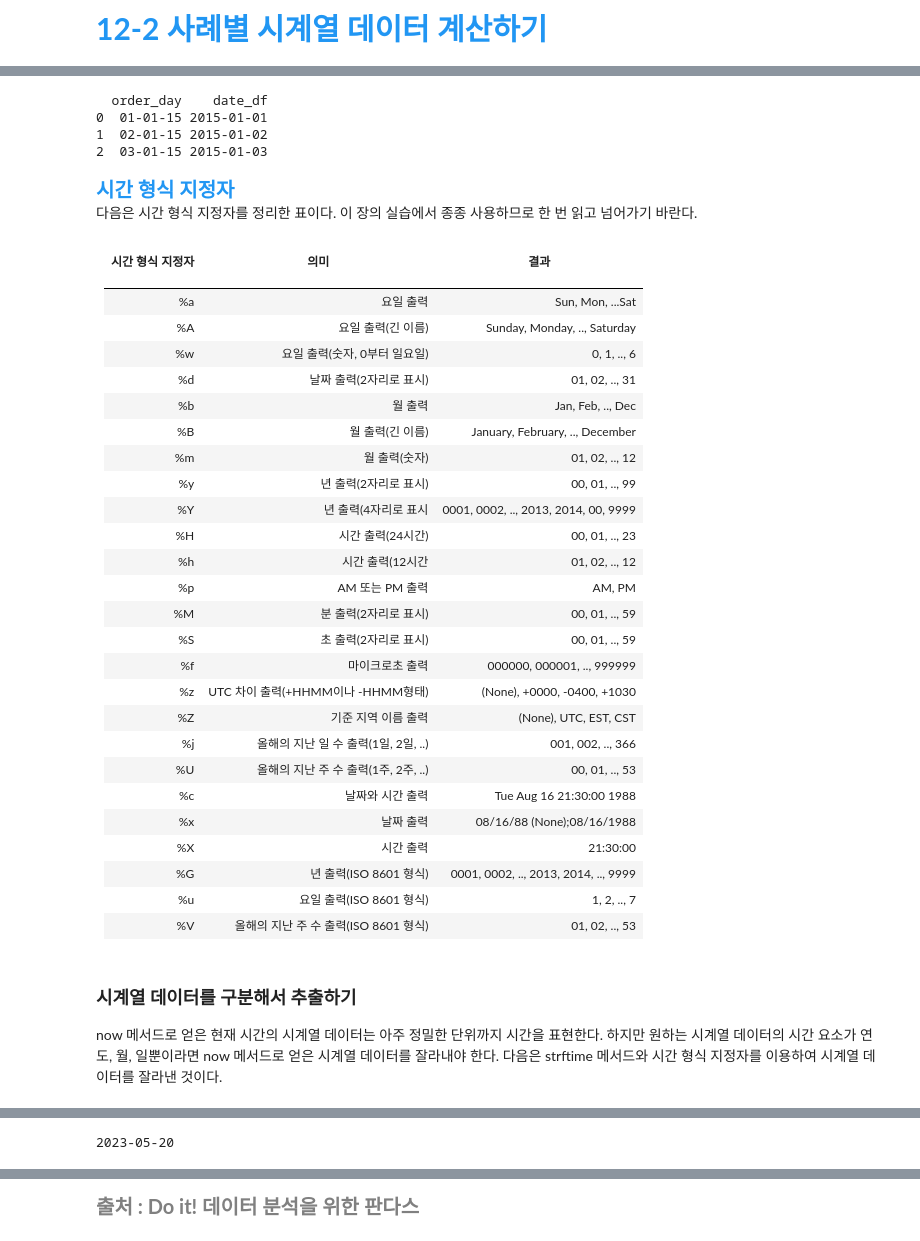
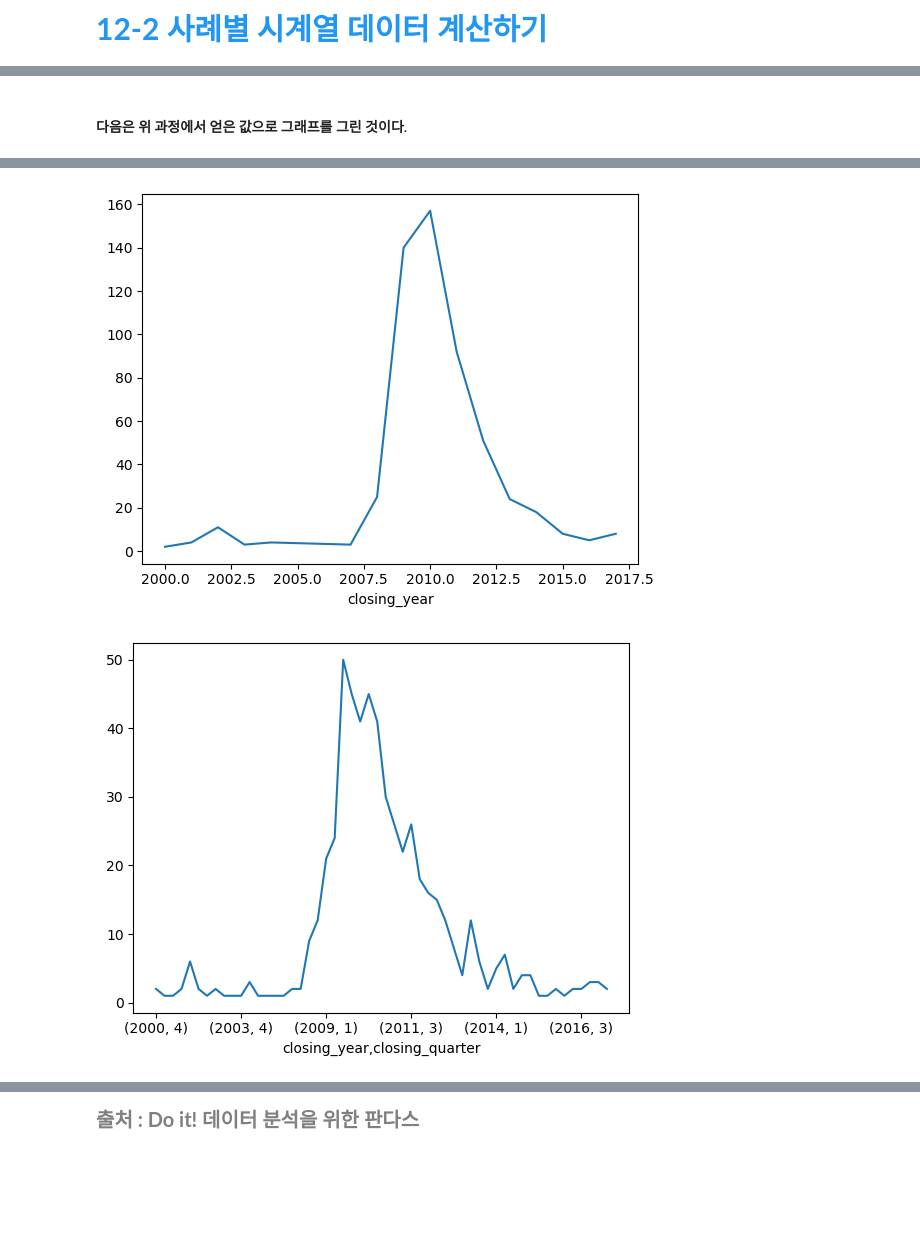
Before and after one commit to noahkim12/pandas_study, a Jupyter notebook: pandas_12_2.ipynb, the cells around one changed output, grey strips where cells are left out. Drawn from its saved outputs; the diff is of its cells as text; code cells hidden in the pictures; blank space fills up the shorter version.

Commit message:
pandas 12_2 clear

```diff
--- a/pandas_12_2.ipynb
+++ b/pandas_12_2.ipynb
@@ -61,0 +85,3 @@ ebola = pd.read_csv('doit_pandas_data/data/country_timeseries.csv')
+# %%
+banks = pd.read_csv('doit_pandas_data/data/banklist.csv', parse_dates=[5, 6])
+print(banks.info())
@@ -86,4 +133,4 @@ None
 # %%
-ebola['date_dt'] = pd.to_datetime(ebola['Date'])
-print(ebola.info())
+closing_year = banks.groupby(['closing_year']).size()
+print(closing_year)
 # %% [output]
@@ -109,6 +157,3 @@ None
 # %%
-test_df1 = pd.DataFrame({'order_day':['01/01/15', '02/01/15', '03/01/15']})
-
-test_df1['date_dt1'] = pd.to_datetime(test_df1['order_day'], format='%d/%m/%y')
-test_df1['date_dt2'] = pd.to_datetime(test_df1['order_day'], format='%m/%d/%y')
-test_df1['date_dt3'] = pd.to_datetime(test_df1['order_day'], format='%y/%m/%d')
+closing_year_q = banks.groupby(['closing_year', 'closing_quarter']).size()
+print(closing_year_q)
@@ -122,47 +178,13 @@ print(test_df1)
-# %%
-test_df2 = pd.DataFrame({'order_day':['01-01-15', '02-01-15', '03-01-15']})
-test_df2['date_df'] = pd.to_datetime(test_df2['order_day'], format='%d-%m-%y')
-
-print(test_df2)
-# %% [output]
-  order_day    date_df
-0  01-01-15 2015-01-01
-1  02-01-15 2015-01-02
-2  03-01-15 2015-01-03
-# %% [markdown]
-<span style="font-weight: bold; font-size:20px; color:#2196F3">시간 형식 지정자</span><br>다음은 시간 형식 지정자를 정리한 표이다. 이 장의 실습에서 종종 사용하므로 한 번 읽고 넘어가기 바란다.
-# %% [markdown]
-| <p style="text-align:center">시간 형식 지정자 | <p style="text-align:center">의미 | <p style="text-align:center">결과 |
-| :--- | :--- | :--- |
-| %a | 요일 출력 | Sun, Mon, ...Sat |
-| %A | 요일 출력(긴 이름) | Sunday, Monday, .., Saturday |
-| %w | 요일 출력(숫자, 0부터 일요일) | 0, 1, .., 6 |
-| %d | 날짜 출력(2자리로 표시) | 01, 02, .., 31 |
-| %b | 월 출력 | Jan, Feb, .., Dec |
-| %B | 월 출력(긴 이름) | January, February, .., December |
-| %m | 월 출력(숫자) | 01, 02, .., 12 |
-| %y | 년 출력(2자리로 표시) | 00, 01, .., 99 |
-| %Y | 년 출력(4자리로 표시 | 0001, 0002, .., 2013, 2014, 00, 9999 |
-| %H | 시간 출력(24시간) | 00, 01, .., 23 |
-| %h | 시간 출력(12시간 |01, 02, .., 12 |
-| %p | AM 또는 PM 출력 | AM, PM |
-| %M | 분 출력(2자리로 표시) | 00, 01, .., 59 |
-| %S | 초 출력(2자리로 표시) | 00, 01, .., 59 |
-| %f | 마이크로초 출력 | 000000, 000001, .., 999999 |
-| %z | UTC 차이 출력(+HHMM이나 -HHMM형태) | (None), +0000, -0400, +1030 |
-| %Z | 기준 지역 이름 출력 | (None), UTC, EST, CST |
-| %j | 올해의 지난 일 수 출력(1일, 2일, ..) | 001, 002, .., 366 |
-| %U | 올해의 지난 주 수 출력(1주, 2주, ..) | 00, 01, .., 53 |
-| %c | 날짜와 시간 출력 | Tue Aug 16 21:30:00 1988 |
-| %x | 날짜 출력 | 08/16/88 (None);08/16/1988 |
-| %X | 시간 출력 | 21:30:00 |
-| %G | 년 출력(ISO 8601 형식) | 0001, 0002, .., 2013, 2014, .., 9999 |
-| %u | 요일 출력(ISO 8601 형식) | 1, 2, .., 7 |
-| %V | 올해의 지난 주 수 출력(ISO 8601 형식) | 01, 02, .., 53 |
-# %% [markdown]
-### 시계열 데이터를 구분해서 추출하기
-now 메서드로 얻은 현재 시간의 시계열 데이터는 아주 정밀한 단위까지 시간을 표현한다. 하지만 원하는 시계열 데이터의 시간 요소가 연도, 월, 일뿐이라면 now 메서드로 얻은 시계열 데이터를 잘라내야 한다. 다음은 strftime 메서드와 시간 형식 지정자를 이용하여 시계열 데이터를 잘라낸 것이다.
+# %% [markdown]
+#### 다음은 위 과정에서 얻은 값으로 그래프를 그린 것이다.
 # %%
-now = datetime.now()
-print(now)
+import matplotlib.pyplot as plt
+
+fig, ax = plt.subplots()
+ax = closing_year.plot()
+plt.show()
+
+fig, ax = plt.subplots()
+ax = closing_year_q.plot()
+plt.show()
 # %% [output]
@@ -170,5 +191,2 @@ print(now)
+[figure, added]
+[figure, added]
-# %%
-nowDate = now.strftime('%Y-%m-%d')
-print(nowDate)
-# %% [output]
-2023-05-20
```
Also changed, not shown: parts of 103 cells of this notebook, 2 other files.
